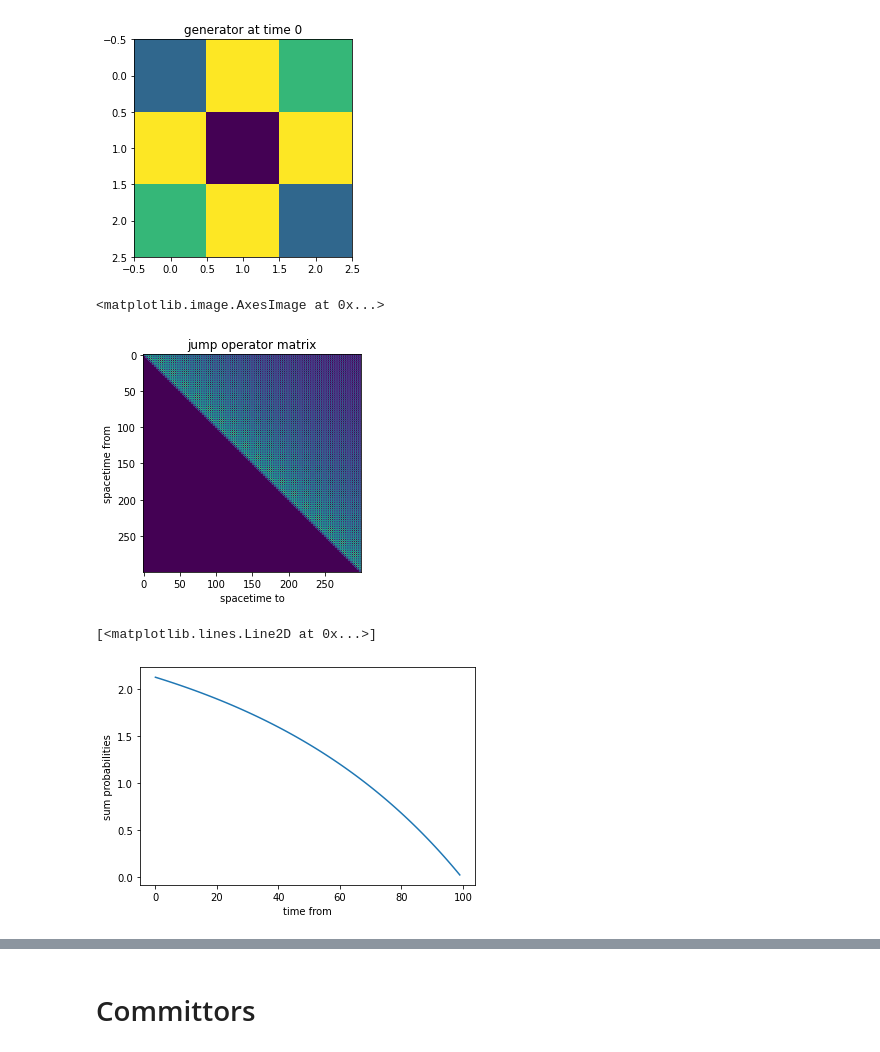
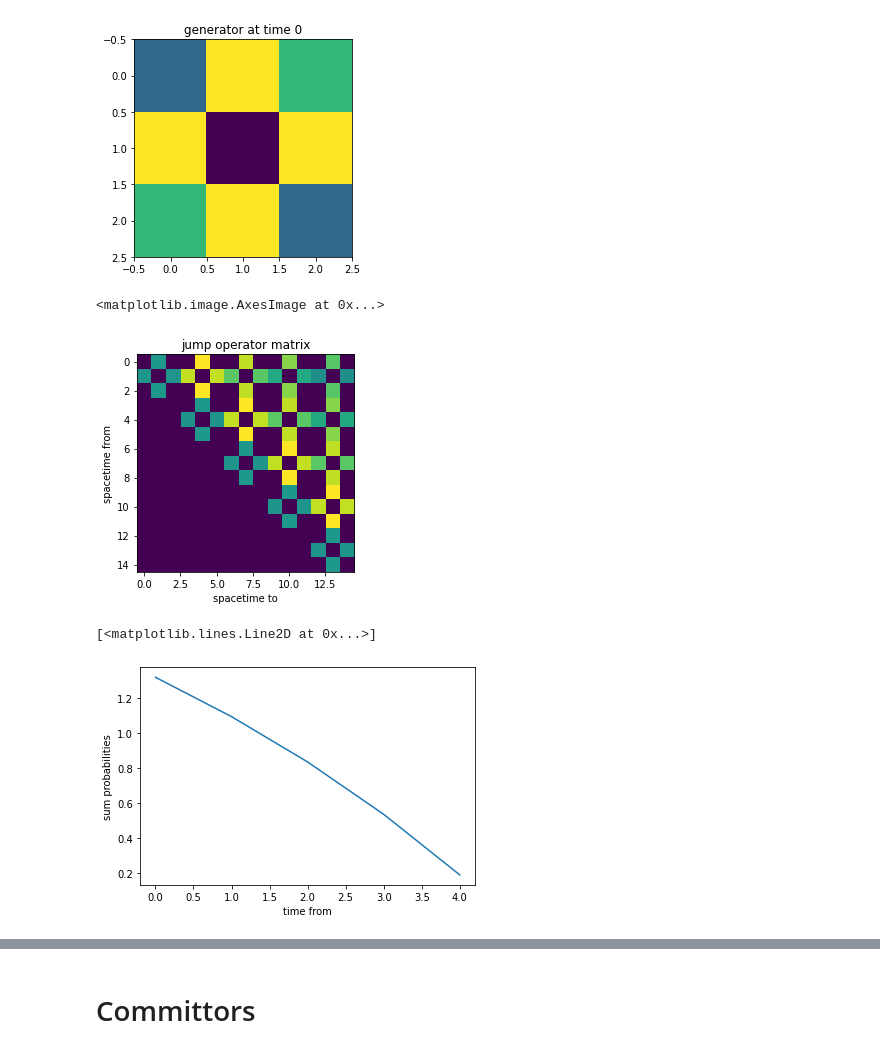
Before and after one commit to axsk/augmented-jump-chain, a Jupyter notebook: ajctest.ipynb, the cells around one changed output, grey strips where cells are left out. Drawn from its saved outputs; the diff is of its cells as text; code cells hidden in the pictures.

```diff
--- a/ajctest.ipynb
+++ b/ajctest.ipynb
@@ -13,8 +13,8 @@ def simpleq(n):
     return Q
 # %%
 nx = 3
-nt = 100
-dt = 0.01
+nt = 5
+dt = 0.1
 
 dts = np.array([dt for i in range(nt)])
 #dts[-1] = 100
@@ -29,21 +29,21 @@ array([[-1.,  1.,  0.],
        [ 0.,  1., -1.]])
 [figure]
 # %%
-j1 = ajc.AJCGalerkin(Qs, dts)
+j = ajc.AJCGalerkin(Qs, dts)
 plt.title("jump operator matrix")
 plt.xlabel("spacetime to")
 plt.ylabel("spacetime from")
-plt.imshow(j1.km)
+plt.imshow(j.km)
 # %% [output]
 <matplotlib.image.AxesImage at 0x...>
-[figure, old version]
+[figure, new version]
 # %%
 plt.xlabel("time from")
 plt.ylabel("sum probabilities")
-plt.plot(j1.k.sum(axis=(0,2,3)))
+plt.plot(j.k.sum(axis=(0,2,3)))
 # %% [output]
 [<matplotlib.lines.Line2D at 0x...>]
-[figure, old version]
+[figure, new version]
 # %%
 p=np.zeros((nx, nt))
 p[0,0]=.5
```
Also changed, not shown: parts of 20 cells of this notebook, 1 other file.
